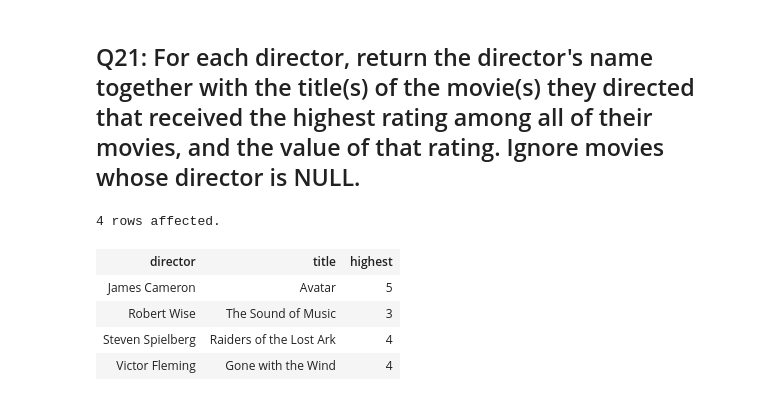
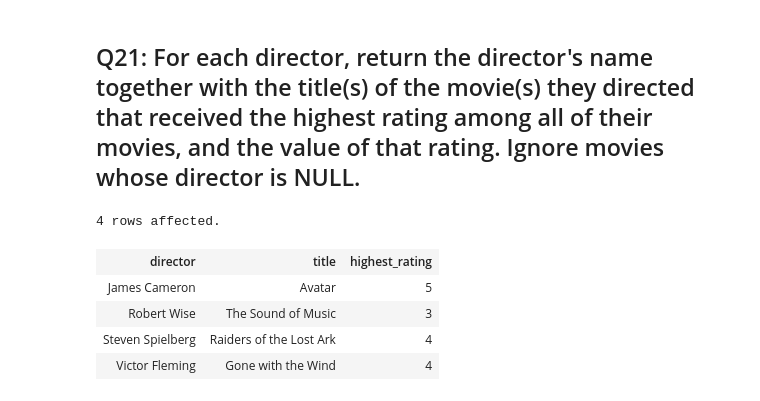
Before and after one commit to kbammarito/stanford_databases, a Jupyter notebook: sql_movie_ratings_analysis.ipynb, the cells around one changed output. Cells and saved outputs as stored; diff of their text form; code cells hidden in the pictures.

Commit message:
Editing column title

```diff
--- a/sql_movie_ratings_analysis.ipynb
+++ b/sql_movie_ratings_analysis.ipynb
@@ -492,21 +571,21 @@ order by title;
 ## Q21: For each director, return the director's name together with the title(s) of the movie(s) they directed that received the highest rating among all of their movies, and the value of that rating. Ignore movies whose director is NULL.
 # %%
 %%sql
-select director, title, highest
+select director, title, highest_rating
 from
-((select director, max(stars) as highest
+((select director, max(stars) as highest_rating
   from movie join rating using(mid)
   where director is not null
   group by director) X
 join
-(select director, title, max(stars) as highest
+(select director, title, max(stars) as highest_rating
   from movie join rating using(mid)
   where director is not null
-  group by director, title) Y using(director, highest))
+  group by director, title) Y using(director, highest_rating))
 order by director;
 # %% [output]
 4 rows affected.
-| director | title | highest |
+| director | title | highest_rating |
 | James Cameron | Avatar | 5 |
 | Robert Wise | The Sound of Music | 3 |
 | Steven Spielberg | Raiders of the Lost Ark | 4 |
```
Also changed, not shown: parts of 14 cells of this notebook.
